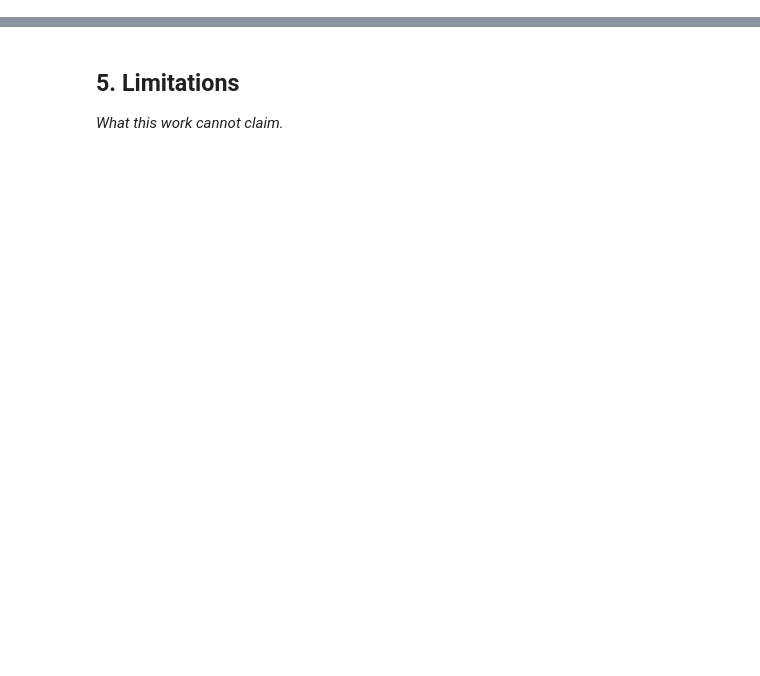
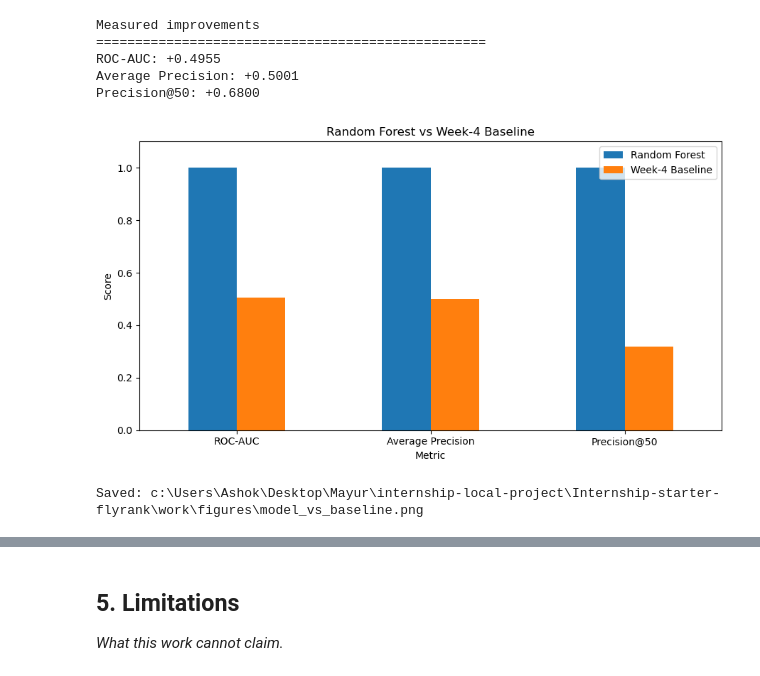
Before and after one commit to mayurkharche01/Internship-starter-flyrank, a Jupyter notebook: work/notebooks/capstone.ipynb, the cells around one changed output, grey strips where cells are left out. Saved outputs shown, nothing was run; the diff lists cells and outputs as text; code cells hidden in the pictures; blank space fills up the shorter version.

```diff
--- a/work/notebooks/capstone.ipynb
+++ b/work/notebooks/capstone.ipynb
@@ -24,0 +507,46 @@ This skeleton is yours to fill. Work the sections **in order** — each one has
+# %%
+print("Measured improvements")
+print("=" * 50)
+
+print(f"ROC-AUC: +{1.0000 - 0.5045:.4f}")
+print(f"Average Precision: +{1.0000 - 0.4999:.4f}")
+print(f"Precision@50: +{1.0000 - 0.3200:.4f}")
+# %% [output]
+Measured improvements
+==================================================
+ROC-AUC: +0.4955
+Average Precision: +0.5001
+Precision@50: +0.6800
+# %%
+import matplotlib.pyplot as plt
+
+chart_df = results_summary[
+    results_summary["Metric"].isin(
+        ["ROC-AUC", "Average Precision", "Precision@50"]
+    )
+].set_index("Metric")
+
+ax = chart_df.plot(
+    kind="bar",
+    figsize=(9, 5)
+)
+
+ax.set_title("Random Forest vs Week-4 Baseline")
+ax.set_xlabel("Metric")
+ax.set_ylabel("Score")
+ax.set_ylim(0, 1.1)
+
+plt.xticks(rotation=0)
+plt.tight_layout()
+
+FIGURES_DIR.mkdir(parents=True, exist_ok=True)
+
+chart_path = FIGURES_DIR / "model_vs_baseline.png"
+plt.savefig(chart_path, dpi=200, bbox_inches="tight")
+
+plt.show()
+
+print("Saved:", chart_path)
+# %% [output]
+[figure, added]
+Saved: c:\Users\Ashok\Desktop\Mayur\internship-local-project\Internship-starter-flyrank\work\figures\model_vs_baseline.png
```
Also changed, not shown: parts of 40 cells of this notebook, 9 other files.
